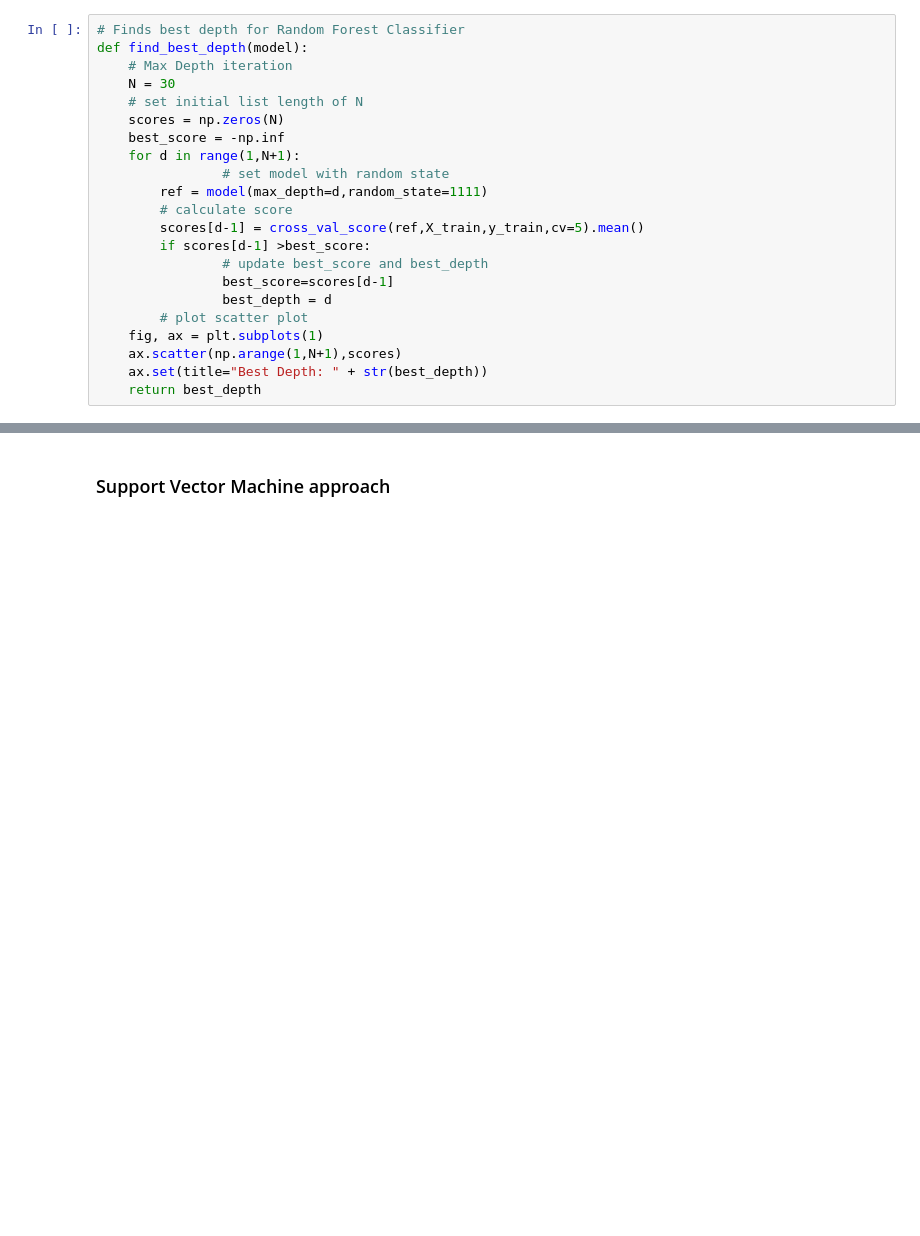
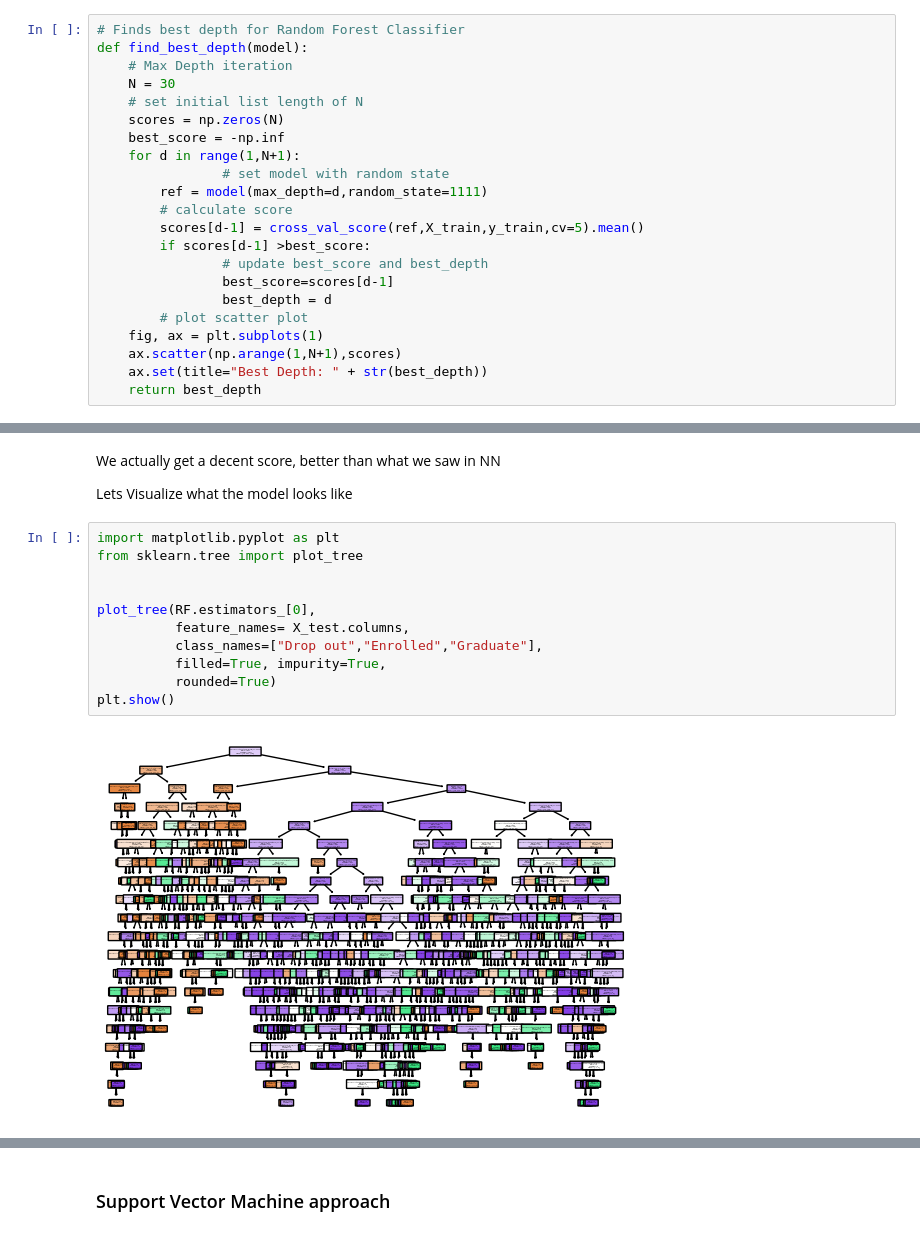
Before and after one commit to nathanchenseanwalter/ml_courses, a Jupyter notebook: dropout_risk/FinalProject.ipynb, the cells around one changed output, grey strips where cells are left out. Drawn from its saved outputs; the diff is of its cells as text; blank space fills up the shorter version.

```diff
--- a/dropout_risk/FinalProject.ipynb
+++ b/dropout_risk/FinalProject.ipynb
@@ -301 +305,18 @@ RF.score(X_test.values,y_test.values)
+# %% [markdown]
+We actually get a decent score, better than what we saw in NN
+
+Lets Visualize what the model looks like
+# %%
+import matplotlib.pyplot as plt
+from sklearn.tree import plot_tree
+
+
+plot_tree(RF.estimators_[0],
+          feature_names= X_test.columns,
+          class_names=["Drop out","Enrolled","Graduate"],
+          filled=True, impurity=True,
+          rounded=True)
+plt.show()
+# %% [output]
+[figure, added]
 # %%
```
Also changed, not shown: parts of 24 cells of this notebook.
